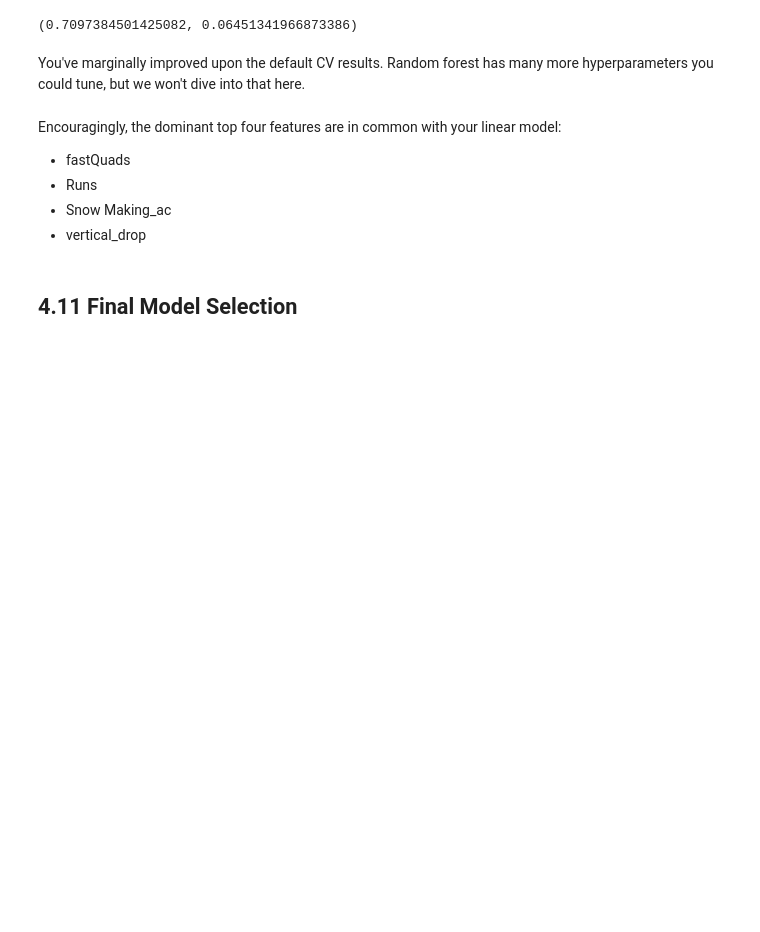
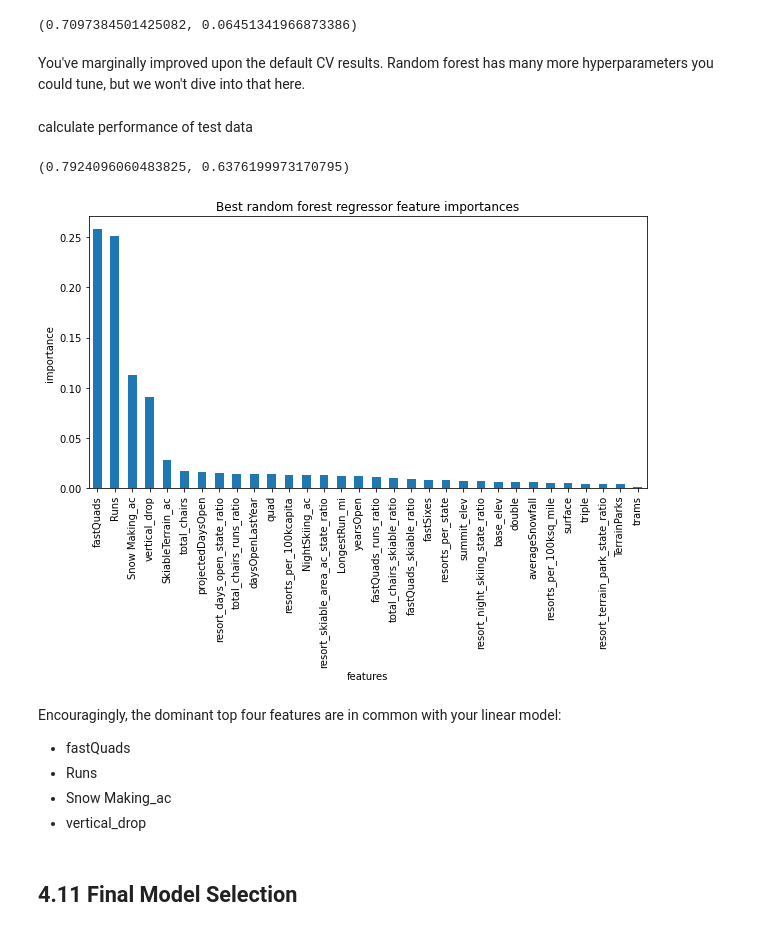
Before and after one commit to caitlinruble/DataScienceGuidedCapstone, a Jupyter notebook: Notebooks/04_preprocessing_and_training.ipynb, the cells around one changed output. Drawn from its saved outputs; the diff is of its cells as text; code cells hidden in the pictures; blank space fills up the shorter version.

```diff
--- a/Notebooks/04_preprocessing_and_training.ipynb
+++ b/Notebooks/04_preprocessing_and_training.ipynb
@@ -885,9 +927,9 @@ Time to stop the bad practice of repeatedly checking performance on the test spl
 #StandardScaler(),
 #and then RandomForestRegressor() with a random state of 47
 RF_pipe = make_pipeline(
-    ___(strategy=___),
-    ___,
-    ___(random_state=___)
+    SimpleImputer(strategy='median'),
+    StandardScaler(),
+    RandomForestRegressor(random_state=47)
 )
 # %% [markdown]
 ### 4.10.2 Fit and assess performance using cross-validation<a id='4.10.2_Fit_and_assess_performance_using_cross-validation'></a>
@@ -940,9 +982,9 @@ grid_params
 #Code task 24#
 #Call `GridSearchCV` with the random forest pipeline, passing in the above `grid_params`
 #dict for parameters to evaluate, 5-fold cross-validation, and all available CPU cores (if desired)
-rf_grid_cv = GridSearchCV(___, param_grid=___, cv=___, n_jobs=-1)
+rf_grid_cv = GridSearchCV(RF_pipe, param_grid=grid_params, cv=5, n_jobs=-1)
 # %%
 #Code task 25#
 #Now call the `GridSearchCV`'s `fit()` method with `X_train` and `y_train` as arguments
 #to actually start the grid search. This may take a minute or two.
-rf_grid_cv.___(___, ___)
+rf_grid_cv.fit(X_train, y_train)
@@ -964,20 +1027,28 @@ np.mean(rf_best_scores), np.std(rf_best_scores)
 (0.7097384501425082, 0.06451341966873386)
 # %% [markdown]
 You've marginally improved upon the default CV results. Random forest has many more hyperparameters you could tune, but we won't dive into that here.
+# %% [markdown]
+calculate performance of test data
+# %%
+r2_score(y_train, y_tr_pred), r2_score(y_test, y_te_pred)
+# %% [output]
+(0.7924096060483825, 0.6376199973170795)
 # %%
 #Code task 27#
 #Plot a barplot of the random forest's feature importances,
 #assigning the `feature_importances_` attribute of
 #`rf_grid_cv.best_estimator_.named_steps.randomforestregressor` to the name `imps` to then
 #create a pandas Series object of the feature importances, with the index given by the
 #training data column names, sorting the values in descending order
 plt.subplots(figsize=(10, 5))
-imps = rf_grid_cv.best_estimator_.named_steps.randomforestregressor.___
-rf_feat_imps = pd.Series(___, index=X_train.columns).sort_values(ascending=False)
+imps = rf_grid_cv.best_estimator_.named_steps.randomforestregressor.feature_importances_
+rf_feat_imps = pd.Series(imps, index=X_train.columns).sort_values(ascending=False)
 rf_feat_imps.plot(kind='bar')
 plt.xlabel('features')
 plt.ylabel('importance')
 plt.title('Best random forest regressor feature importances');
+# %% [output]
+[figure, added]
 # %% [markdown]
 Encouragingly, the dominant top four features are in common with your linear model:
 * fastQuads
```
Also changed, not shown: parts of 40 cells of this notebook, 1 other file.
